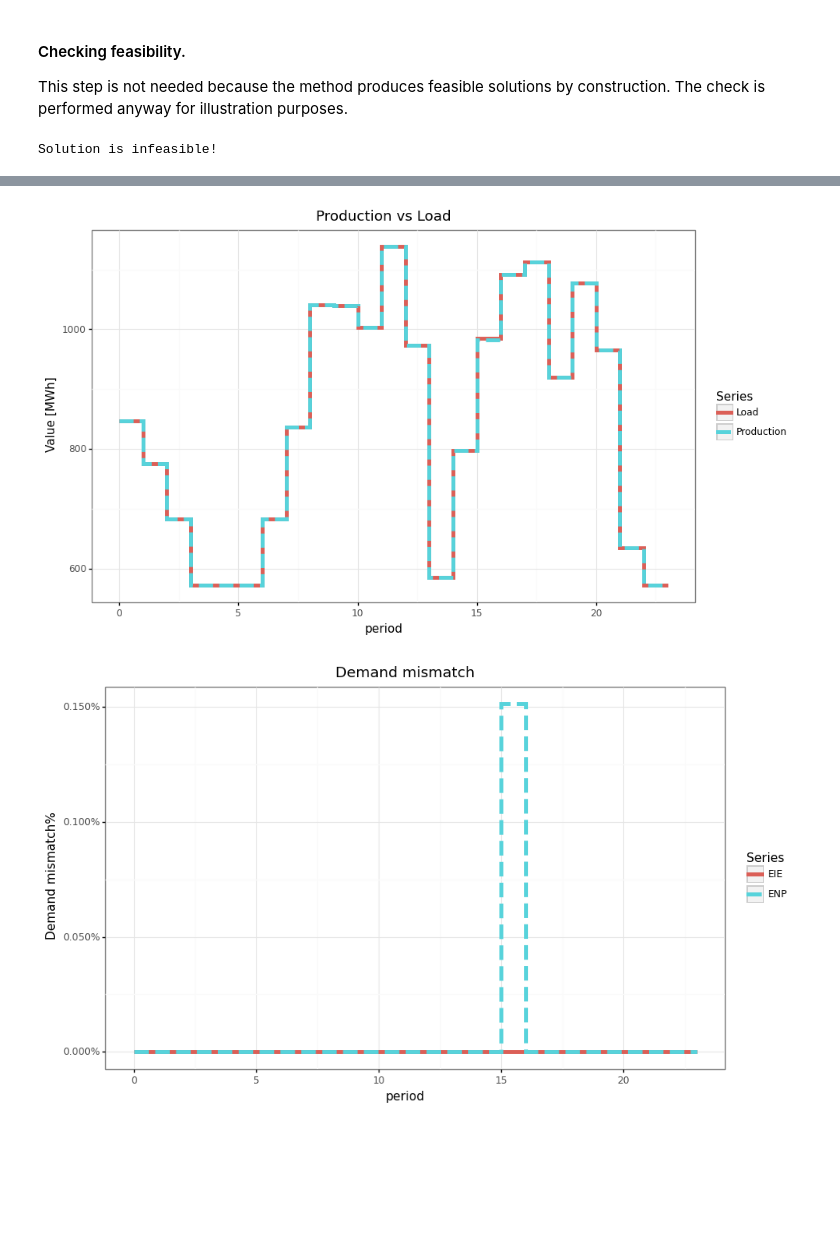
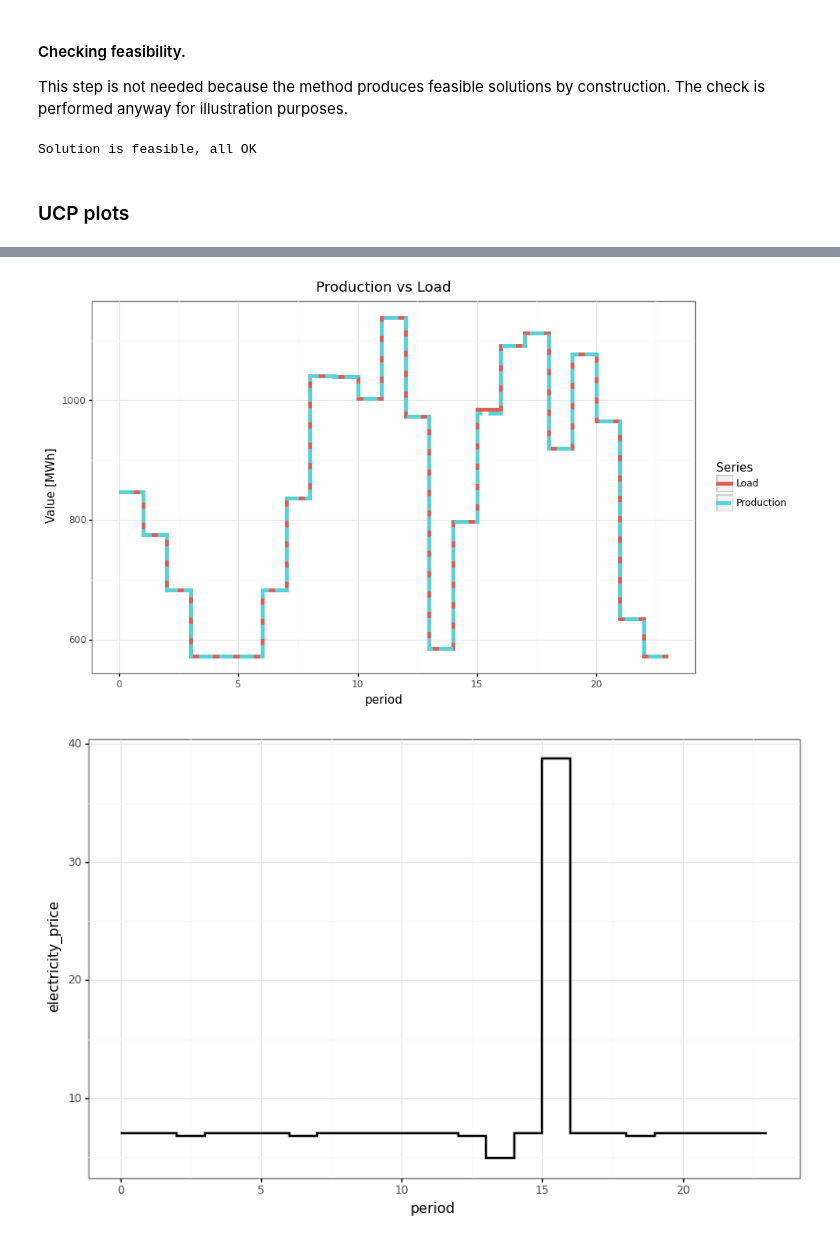
Before and after one commit to andrea-taverna/lagrangian_example, a Jupyter notebook: UCP_Lagrangian.ipynb, the cells around one changed output, grey strips where cells are left out. Saved outputs shown, nothing was run; the diff lists cells and outputs as text; code cells hidden in the pictures; blank space fills up the shorter version.

```diff
--- a/UCP_Lagrangian.ipynb
+++ b/UCP_Lagrangian.ipynb
@@ -49,7 +49,7 @@ from UCP.relaxations.local_search_heuristic import local_search
 from UCP.relaxations.lagrangian.production_state.relaxation import ProductionStateRelaxation
 from UCP.relaxations.lagrangian.production_state.charts import constraints_violations
 # %%
-theme_set(theme_bw() + theme(figure_size=(10, 10 / 1.61)))
+theme_set(theme_bw() + theme(figure_size=(10, 10 / 1.61), legend_position="right"))
 # %%
 plants = pd.read_csv("./UCP/example_data/plants.csv")
 loads = pd.read_csv("./UCP/example_data/loads.csv")
@@ -519,15 +396,18 @@ This step is not needed because the method produces feasible solutions by constr
 # %%
 feasible, analysis = ck.check_solution(data, solution)
 
-if not feasible:
+if feasible:
     print("Solution is feasible, all OK")
 else:
     print("Solution is infeasible!")
 # %% [output]
-Solution is infeasible!
+Solution is feasible, all OK
+# %% [markdown]
+### UCP plots
 # %%
 plots = [
     charts.total_production(data, solution),
+    charts.electricity_prices(data, solution),
     charts.enp_vs_eie(data, solution),
     charts.production_by_plant(data, solution),
     charts.plant_utilization(data, solution),
@@ -539,2 +436,2 @@ for p in plots:
 [figure]
-[figure, old version]
+[figure, new version]
```
Also changed, not shown: parts of 18 cells of this notebook, 6 other files.
